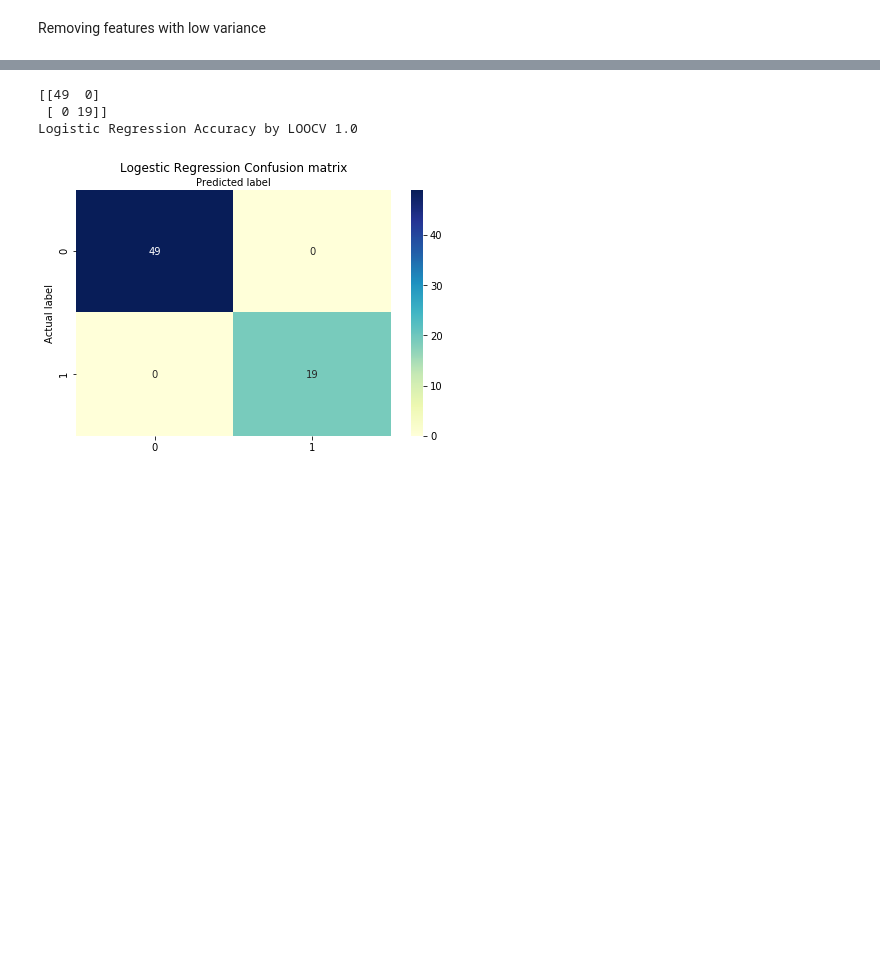
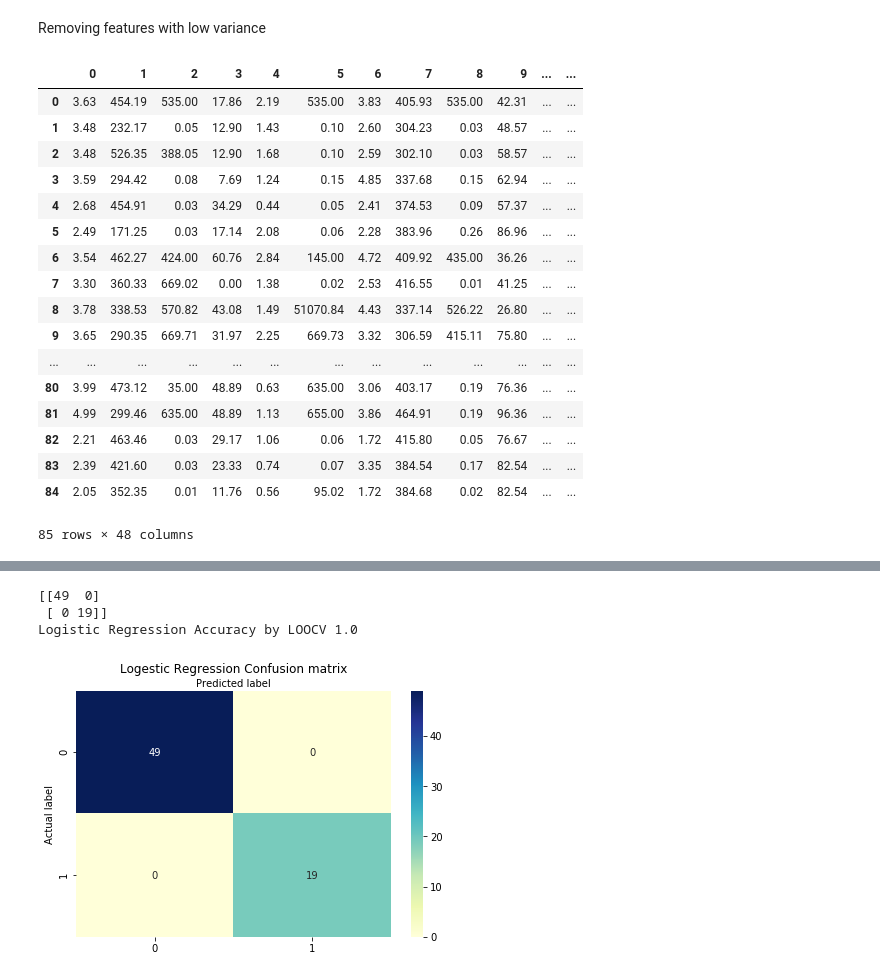
Before and after one commit to aminkhod/Eye_tracking-Neuroscience, a Jupyter notebook: eye_track_feature_selection.ipynb, the cells around one changed output, grey strips where cells are left out. Drawn from its saved outputs; the diff is of its cells as text; code cells hidden in the pictures; blank space fills up the shorter version.

```diff
--- a/eye_track_feature_selection.ipynb
+++ b/eye_track_feature_selection.ipynb
@@ -96,2 +117,28 @@ Text(0.5, 1.0, 'Feature importance using Lasso Model')
 # %% [markdown]
  Removing features with low variance
+# %%
+from sklearn.feature_selection import VarianceThreshold
+# X = [[0, 0, 1], [0, 1, 0], [1, 0, 0], [0, 1, 1], [0, 1, 0], [0, 1, 1]]
+sel = VarianceThreshold(threshold=(.8 * (1 - .8)))
+z = sel.fit_transform(X)
+z = pd.DataFrame(z)
+z
+# %% [output]
+|  | 0 | 1 | 2 | 3 | 4 | 5 | 6 | 7 | 8 | 9 | ... | ... |
+| 0 | 3.63 | 454.19 | 535.00 | 17.86 | 2.19 | 535.00 | 3.83 | 405.93 | 535.00 | 42.31 | ... | ... |
+| 1 | 3.48 | 232.17 | 0.05 | 12.90 | 1.43 | 0.10 | 2.60 | 304.23 | 0.03 | 48.57 | ... | ... |
+| 2 | 3.48 | 526.35 | 388.05 | 12.90 | 1.68 | 0.10 | 2.59 | 302.10 | 0.03 | 58.57 | ... | ... |
+| 3 | 3.59 | 294.42 | 0.08 | 7.69 | 1.24 | 0.15 | 4.85 | 337.68 | 0.15 | 62.94 | ... | ... |
+| 4 | 2.68 | 454.91 | 0.03 | 34.29 | 0.44 | 0.05 | 2.41 | 374.53 | 0.09 | 57.37 | ... | ... |
+| 5 | 2.49 | 171.25 | 0.03 | 17.14 | 2.08 | 0.06 | 2.28 | 383.96 | 0.26 | 86.96 | ... | ... |
+| 6 | 3.54 | 462.27 | 424.00 | 60.76 | 2.84 | 145.00 | 4.72 | 409.92 | 435.00 | 36.26 | ... | ... |
+| 7 | 3.30 | 360.33 | 669.02 | 0.00 | 1.38 | 0.02 | 2.53 | 416.55 | 0.01 | 41.25 | ... | ... |
+| 8 | 3.78 | 338.53 | 570.82 | 43.08 | 1.49 | 51070.84 | 4.43 | 337.14 | 526.22 | 26.80 | ... | ... |
+| 9 | 3.65 | 290.35 | 669.71 | 31.97 | 2.25 | 669.73 | 3.32 | 306.59 | 415.11 | 75.80 | ... | ... |
+| ... | ... | ... | ... | ... | ... | ... | ... | ... | ... | ... | ... | ... |
+| 80 | 3.99 | 473.12 | 35.00 | 48.89 | 0.63 | 635.00 | 3.06 | 403.17 | 0.19 | 76.36 | ... | ... |
+| 81 | 4.99 | 299.46 | 635.00 | 48.89 | 1.13 | 655.00 | 3.86 | 464.91 | 0.19 | 96.36 | ... | ... |
+| 82 | 2.21 | 463.46 | 0.03 | 29.17 | 1.06 | 0.06 | 1.72 | 415.80 | 0.05 | 76.67 | ... | ... |
+| 83 | 2.39 | 421.60 | 0.03 | 23.33 | 0.74 | 0.07 | 3.35 | 384.54 | 0.17 | 82.54 | ... | ... |
+| 84 | 2.05 | 352.35 | 0.01 | 11.76 | 0.56 | 95.02 | 1.72 | 384.68 | 0.02 | 82.54 | ... | ... |
+85 rows × 48 columns
```
Also changed, not shown: parts of 11 cells of this notebook.
